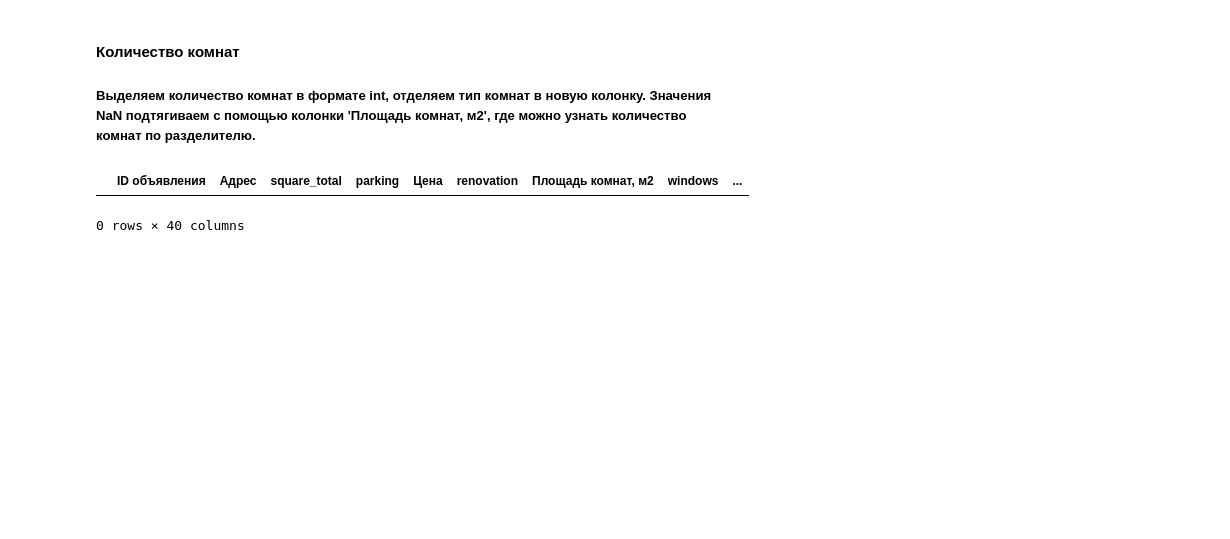
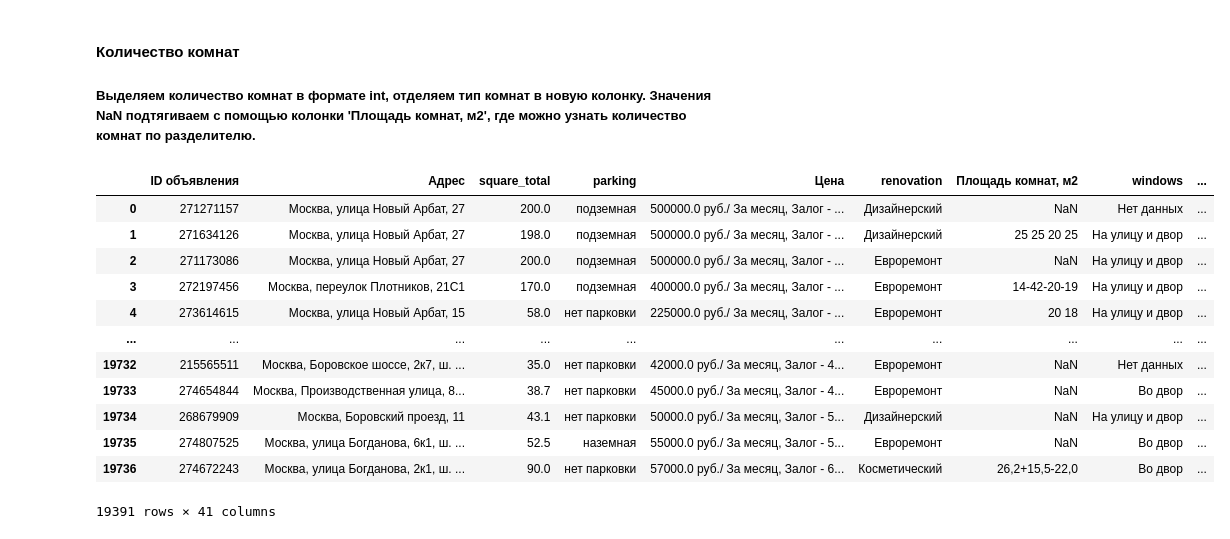
Before and after one commit to osana/real_estate_eda, a Jupyter notebook: real_estate_eda.ipynb, the cells around one changed output. Drawn from its saved outputs; the diff is of its cells as text; code cells hidden in the pictures; blank space fills up the shorter version.

```diff
--- a/real_estate_eda.ipynb
+++ b/real_estate_eda.ipynb
@@ -160,6 +160,8 @@ rent = rent.assign(loggia = lambda x: x['loggia'].str.extract('(\d+)'))
 rent['balcony'] = rent['balcony'].fillna(0)
 rent['loggia'] = rent['loggia'].fillna(0)
 rent = rent.drop(['balconynew', 'Балкон'], axis=1)
+rent = rent.astype({'balcony':'int'})
+rent = rent.astype({'loggia':'int'})
 print("Balcony: ", rent['balcony'].unique())
 print("Loggia: ", rent['balcony'].unique())
 # %% [output]
@@ -169,20 +171,22 @@ Loggia:  [0 '1' '3' '2' '4']
 #### **Санузел**
 ##### Преобразовываем данные в столбцы по типам санузлов и их количествам в квартирах.
 # %%
-
 # 'Санузел'
-rent[['sf1', 'sf2']] = rent.Санузел.str.split(",", expand = True)
-rent[['sf1', 'sfnew']] = rent.sf1.str.split(" ", expand = True)
-rent.loc[rent['sf1'] == 'Раздельный', 'sf2'] = rent['sfnew']
-rent.loc[rent['sf1'] == 'Совмещенный', 'sf1'] = rent['sfnew']
-rent = rent.assign(sf1 = lambda x: x['sf1'].str.extract('(\d+)'))
-rent = rent.assign(sf2 = lambda x: x['sf2'].str.extract('(\d+)'))
-rent['sf1'] = rent['sf1'].fillna(0)
-rent['sf2'] = rent['sf2'].fillna(0)
+rent[['combined_bathroom', 'separate_bathroom']] = rent.Санузел.str.split(",", expand = True)
+rent[['combined_bathroom', 'sfnew']] = rent.combined_bathroom.str.split(" ", expand = True)
+rent.loc[rent['combined_bathroom'] == 'Раздельный', 'separate_bathroom'] = rent['sfnew']
+rent.loc[rent['combined_bathroom'] == 'Совмещенный', 'combined_bathroom'] = rent['sfnew']
+rent = rent.assign(combined_bathroom = lambda x: x['combined_bathroom'].str.extract('(\d+)'))
+rent = rent.assign(separate_bathroom = lambda x: x['separate_bathroom'].str.extract('(\d+)'))
+rent['combined_bathroom'] = rent['combined_bathroom'].fillna(0)
+rent['separate_bathroom'] = rent['separate_bathroom'].fillna(0)
 rent = rent.drop(['sfnew', 'Санузел'], axis=1)
-rent = rent.astype({'sf1':'int'})
-rent = rent.astype({'sf2':'int'})
-rent['bathroom'] = rent['sf1'] + rent['sf2']
-rent = rent.astype({'bathroom':'int'})
-rent.drop(['sf1', 'sf2'], axis=1)
-print("Bathroom: ", rent['balcony'].unique())
+rent = rent.astype({'combined_bathroom':'int'})
+rent = rent.astype({'separate_bathroom':'int'})
+rent['separate_bathroom'] = np.where((rent['separate_bathroom'] == 0) & (rent['building_type'].isnull() == True), 1, rent['separate_bathroom'])
+rent['separate_bathroom'] = np.where((rent['separate_bathroom'] == 0) & (rent['building_type'] == 'Сталинский'), 1, rent['separate_bathroom'])
+rent['combined_bathroom'] = np.where((rent['combined_bathroom'] == 0) & (rent['building_type'] == 'старый фонд'), 1, rent['combined_bathroom'])
+#rent['bathroom'] = rent['sf1'] + rent['sf2']
+#rent = rent.astype({'bathroom':'int'})
+#rent.drop(['sf1', 'sf2'], axis=1)
+#print("Bathroom: ", rent['balcony'].unique())
@@ -202,6 +204,8 @@ rent = rent.assign(service_lift = lambda x: x['service_lift'].str.extract('(\d+)
 rent['passenger_lift'] = rent['passenger_lift'].fillna(0)
 rent['service_lift'] = rent['service_lift'].fillna(0)
 rent = rent.drop(['passenger_liftnew', 'Лифт'], axis=1)
+rent = rent.astype({'passenger_lift':'int'})
+rent = rent.astype({'service_lift':'int'})
 
 print("passenger_lift: ", rent['passenger_lift'].unique())
 print("service_lift: ", rent['service_lift'].unique())
@@ -400,6 +491,18 @@ rent['Тип комнат'] = rent['Тип комнат'].fillna('Нет дан
 # Clean UP
 # remove address ?
 # %%
+rent
 # %% [output]
 |  | ID объявления | Адрес | square_total | parking | Цена | renovation | Площадь комнат, м2 | windows | ... |
+| 0 | 271271157 | Москва, улица Новый Арбат, 27 | 200.0 | подземная | 500000.0 руб./ За месяц, Залог - ... | Дизайнерский | NaN | Нет данных | ... |
+| 1 | 271634126 | Москва, улица Новый Арбат, 27 | 198.0 | подземная | 500000.0 руб./ За месяц, Залог - ... | Дизайнерский | 25 25 20 25 | На улицу и двор | ... |
+| 2 | 271173086 | Москва, улица Новый Арбат, 27 | 200.0 | подземная | 500000.0 руб./ За месяц, Залог - ... | Евроремонт | NaN | На улицу и двор | ... |
+| 3 | 272197456 | Москва, переулок Плотников, 21С1 | 170.0 | подземная | 400000.0 руб./ За месяц, Залог - ... | Евроремонт | 14-42-20-19 | На улицу и двор | ... |
+| 4 | 273614615 | Москва, улица Новый Арбат, 15 | 58.0 | нет парковки | 225000.0 руб./ За месяц, Залог - ... | Евроремонт | 20 18 | На улицу и двор | ... |
+| ... | ... | ... | ... | ... | ... | ... | ... | ... | ... |
+| 19732 | 215565511 | Москва, Боровское шоссе, 2к7, ш. ... | 35.0 | нет парковки | 42000.0 руб./ За месяц, Залог - 4... | Евроремонт | NaN | Нет данных | ... |
+| 19733 | 274654844 | Москва, Производственная улица, 8... | 38.7 | нет парковки | 45000.0 руб./ За месяц, Залог - 4... | Евроремонт | NaN | Во двор | ... |
+| 19734 | 268679909 | Москва, Боровский проезд, 11 | 43.1 | нет парковки | 50000.0 руб./ За месяц, Залог - 5... | Дизайнерский | NaN | На улицу и двор | ... |
+| 19735 | 274807525 | Москва, улица Богданова, 6к1, ш. ... | 52.5 | наземная | 55000.0 руб./ За месяц, Залог - 5... | Евроремонт | NaN | Во двор | ... |
+| 19736 | 274672243 | Москва, улица Богданова, 2к1, ш. ... | 90.0 | нет парковки | 57000.0 руб./ За месяц, Залог - 6... | Косметический | 26,2+15,5-22,0 | Во двор | ... |
-0 rows × 40 columns
+19391 rows × 41 columns
```
Also changed, not shown: parts of 9 cells of this notebook.
